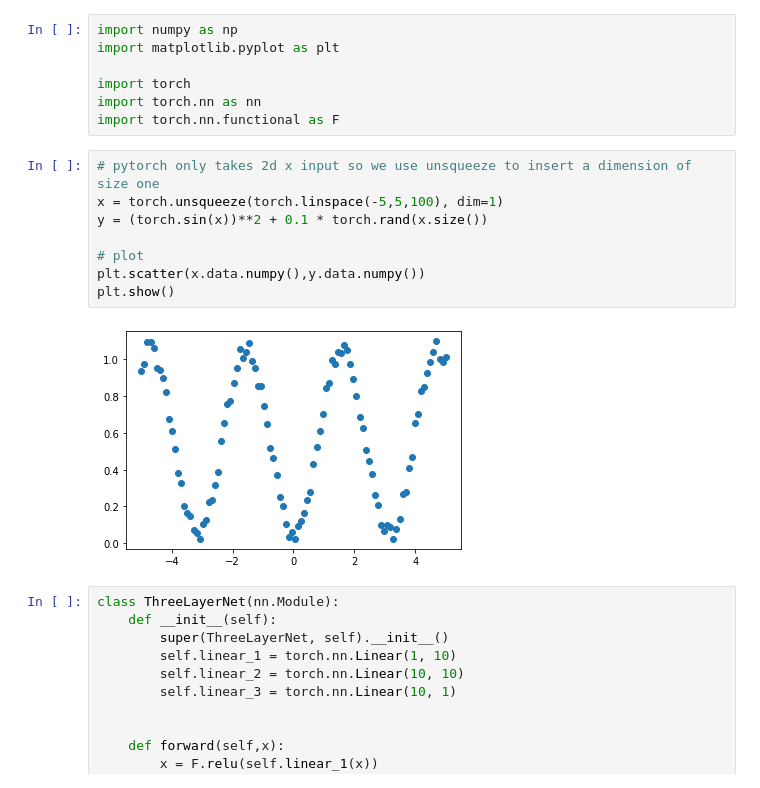
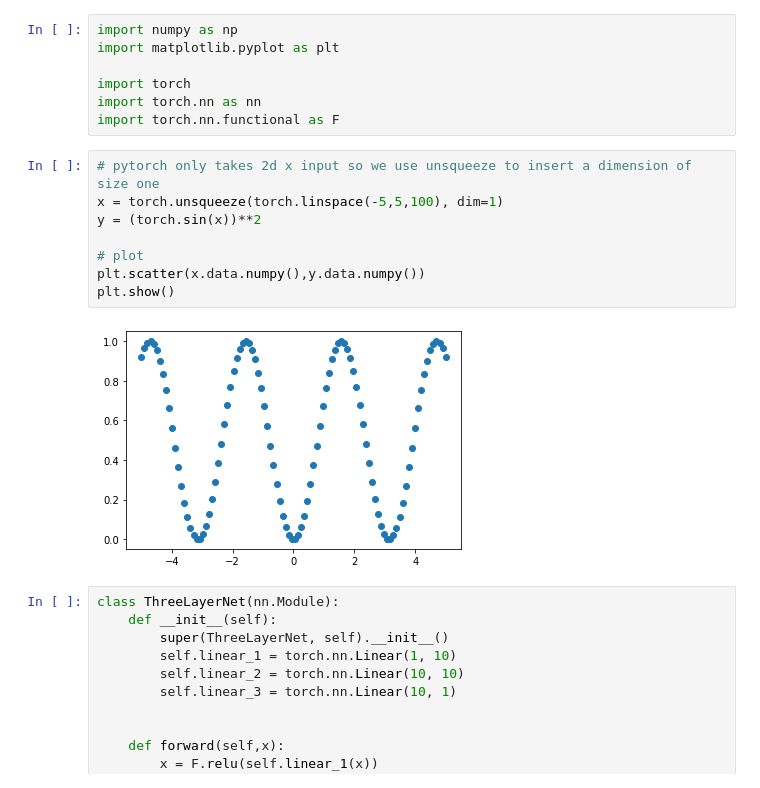
Before and after one commit to genglinliu/NTK-study, a Jupyter notebook: training_NN.ipynb, the cells around one changed output. Cells and saved outputs as stored; diff of their text form.

```diff
--- a/training_NN.ipynb
+++ b/training_NN.ipynb
@@ -8,13 +8,13 @@ import torch.nn.functional as F
 # %%
 # pytorch only takes 2d x input so we use unsqueeze to insert a dimension of size one
 x = torch.unsqueeze(torch.linspace(-5,5,100), dim=1)
-y = (torch.sin(x))**2 + 0.1 * torch.rand(x.size())
+y = (torch.sin(x))**2
 
 # plot
 plt.scatter(x.data.numpy(),y.data.numpy())
 plt.show()
 # %% [output]
-[figure, old version]
+[figure, new version]
 # %%
 class ThreeLayerNet(nn.Module):
     def __init__(self):
```
Also changed, not shown: parts of 1 cell of this notebook.
